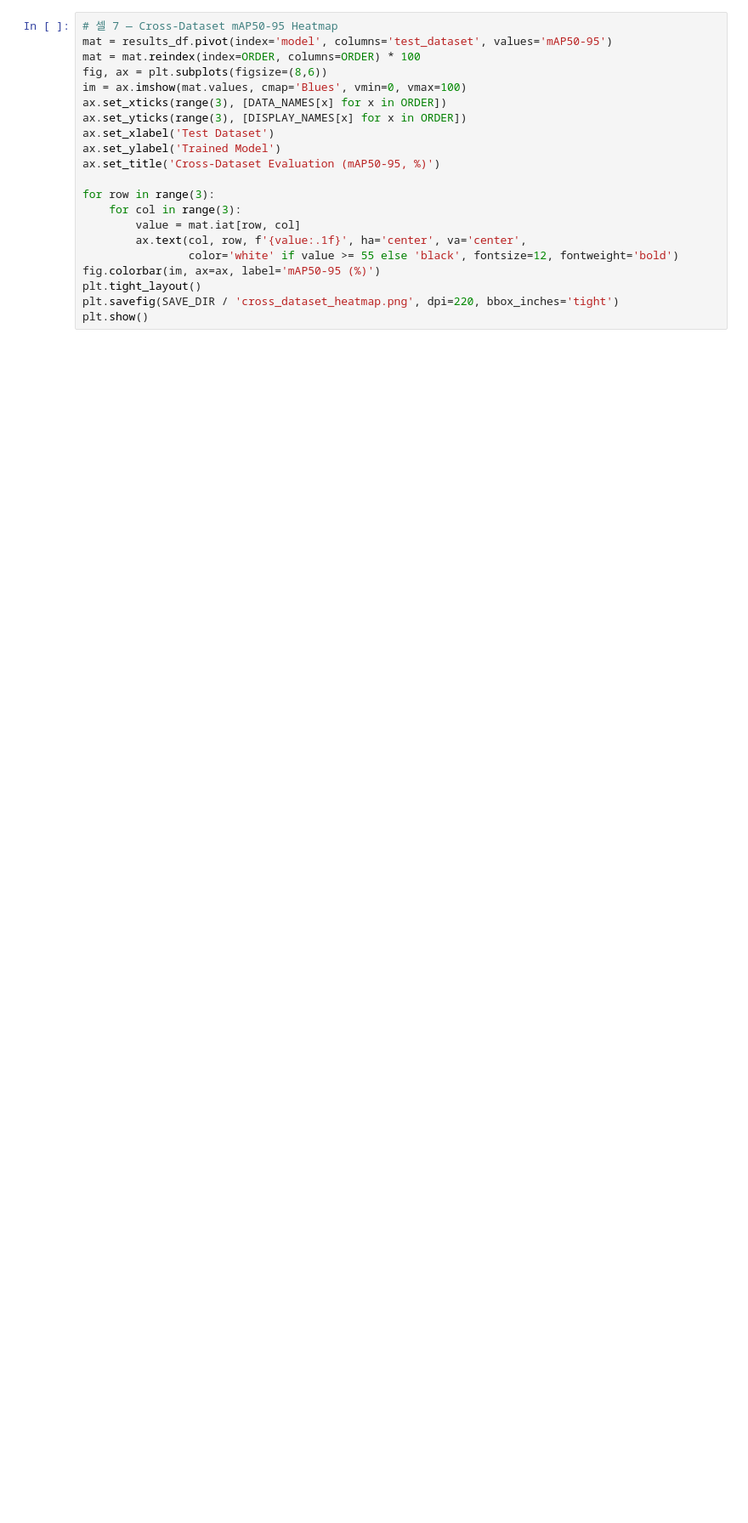
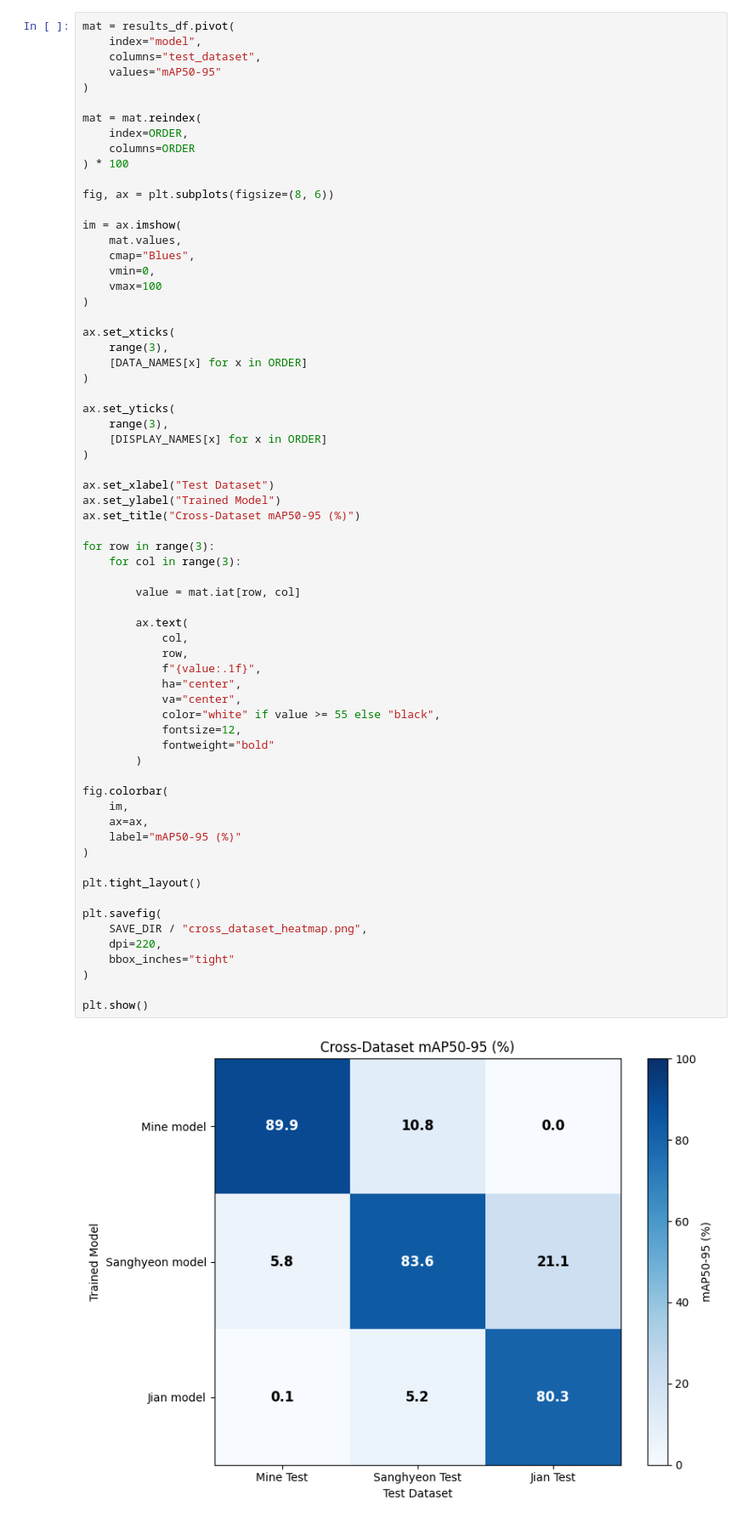
Before and after one commit to chulsoo3060/YOLO_SEJONG, a Jupyter notebook: YOLO_3Models_Cross_Dataset_Colab.ipynb, the cells around one changed output. Shown at 85% size. Saved outputs shown, nothing was run; the diff lists cells and outputs as text; blank space fills up the shorter version.

```diff
--- a/YOLO_3Models_Cross_Dataset_Colab.ipynb
+++ b/YOLO_3Models_Cross_Dataset_Colab.ipynb
@@ -176,22 +368,69 @@ plt.show()
 # %%
-# 셀 7 — Cross-Dataset mAP50-95 Heatmap
-mat = results_df.pivot(index='model', columns='test_dataset', values='mAP50-95')
-mat = mat.reindex(index=ORDER, columns=ORDER) * 100
-fig, ax = plt.subplots(figsize=(8,6))
-im = ax.imshow(mat.values, cmap='Blues', vmin=0, vmax=100)
-ax.set_xticks(range(3), [DATA_NAMES[x] for x in ORDER])
-ax.set_yticks(range(3), [DISPLAY_NAMES[x] for x in ORDER])
-ax.set_xlabel('Test Dataset')
-ax.set_ylabel('Trained Model')
-ax.set_title('Cross-Dataset Evaluation (mAP50-95, %)')
+mat = results_df.pivot(
+    index="model",
+    columns="test_dataset",
+    values="mAP50-95"
+)
+
+mat = mat.reindex(
+    index=ORDER,
+    columns=ORDER
+) * 100
+
+fig, ax = plt.subplots(figsize=(8, 6))
+
+im = ax.imshow(
+    mat.values,
+    cmap="Blues",
+    vmin=0,
+    vmax=100
+)
+
+ax.set_xticks(
+    range(3),
+    [DATA_NAMES[x] for x in ORDER]
+)
+
+ax.set_yticks(
+    range(3),
+    [DISPLAY_NAMES[x] for x in ORDER]
+)
+
+ax.set_xlabel("Test Dataset")
+ax.set_ylabel("Trained Model")
+ax.set_title("Cross-Dataset mAP50-95 (%)")
 
 for row in range(3):
     for col in range(3):
+
         value = mat.iat[row, col]
-        ax.text(col, row, f'{value:.1f}', ha='center', va='center',
-                color='white' if value >= 55 else 'black', fontsize=12, fontweight='bold')
-fig.colorbar(im, ax=ax, label='mAP50-95 (%)')
+
+        ax.text(
+            col,
+            row,
+            f"{value:.1f}",
+            ha="center",
+            va="center",
+            color="white" if value >= 55 else "black",
+            fontsize=12,
+            fontweight="bold"
+        )
+
+fig.colorbar(
+    im,
+    ax=ax,
+    label="mAP50-95 (%)"
+)
+
 plt.tight_layout()
-plt.savefig(SAVE_DIR / 'cross_dataset_heatmap.png', dpi=220, bbox_inches='tight')
+
+plt.savefig(
+    SAVE_DIR / "cross_dataset_heatmap.png",
+    dpi=220,
+    bbox_inches="tight"
+)
+
 plt.show()
+# %% [output]
+[figure, added]
 # %%
```
Also changed, not shown: parts of 9 cells of this notebook.
